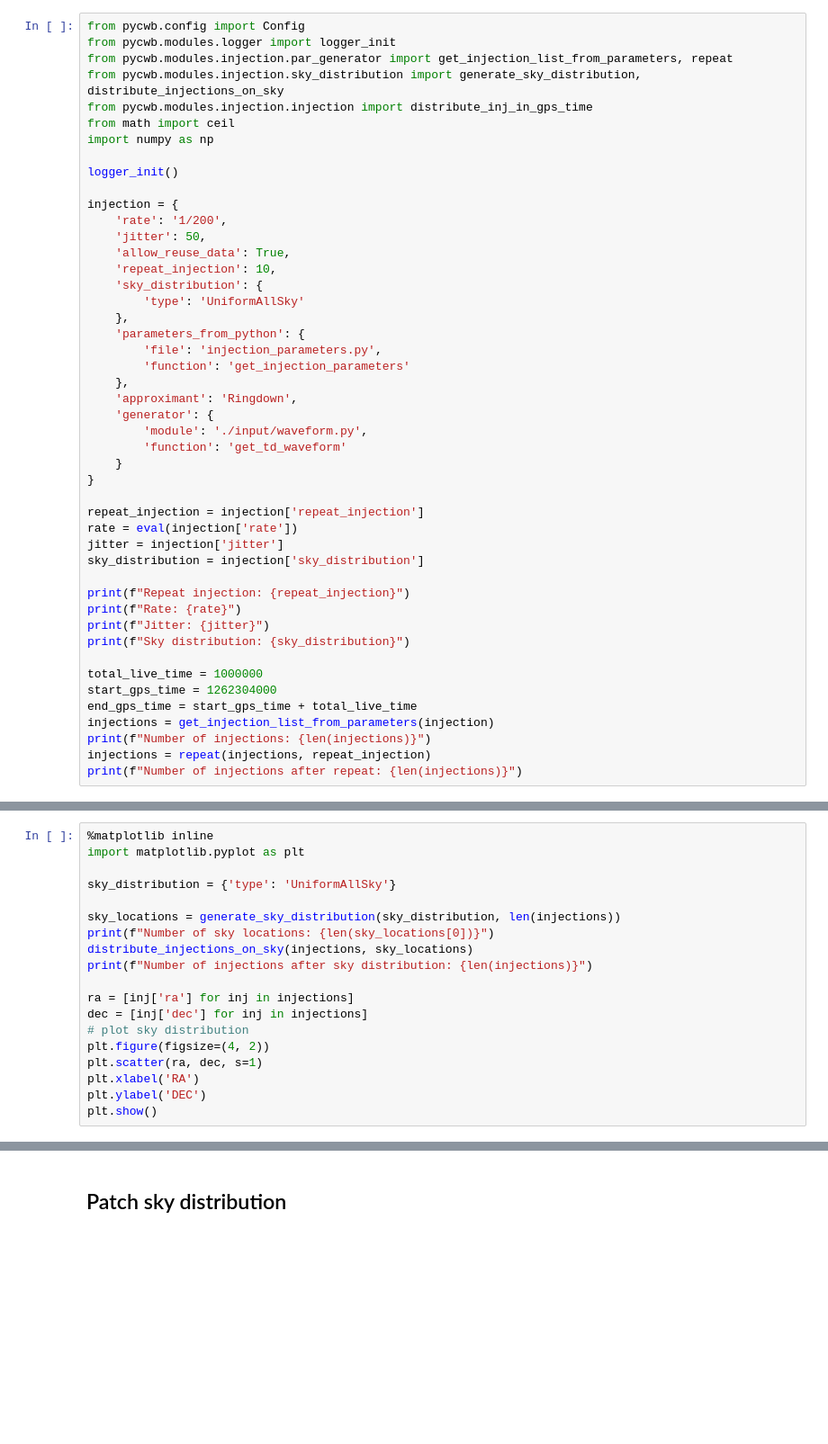
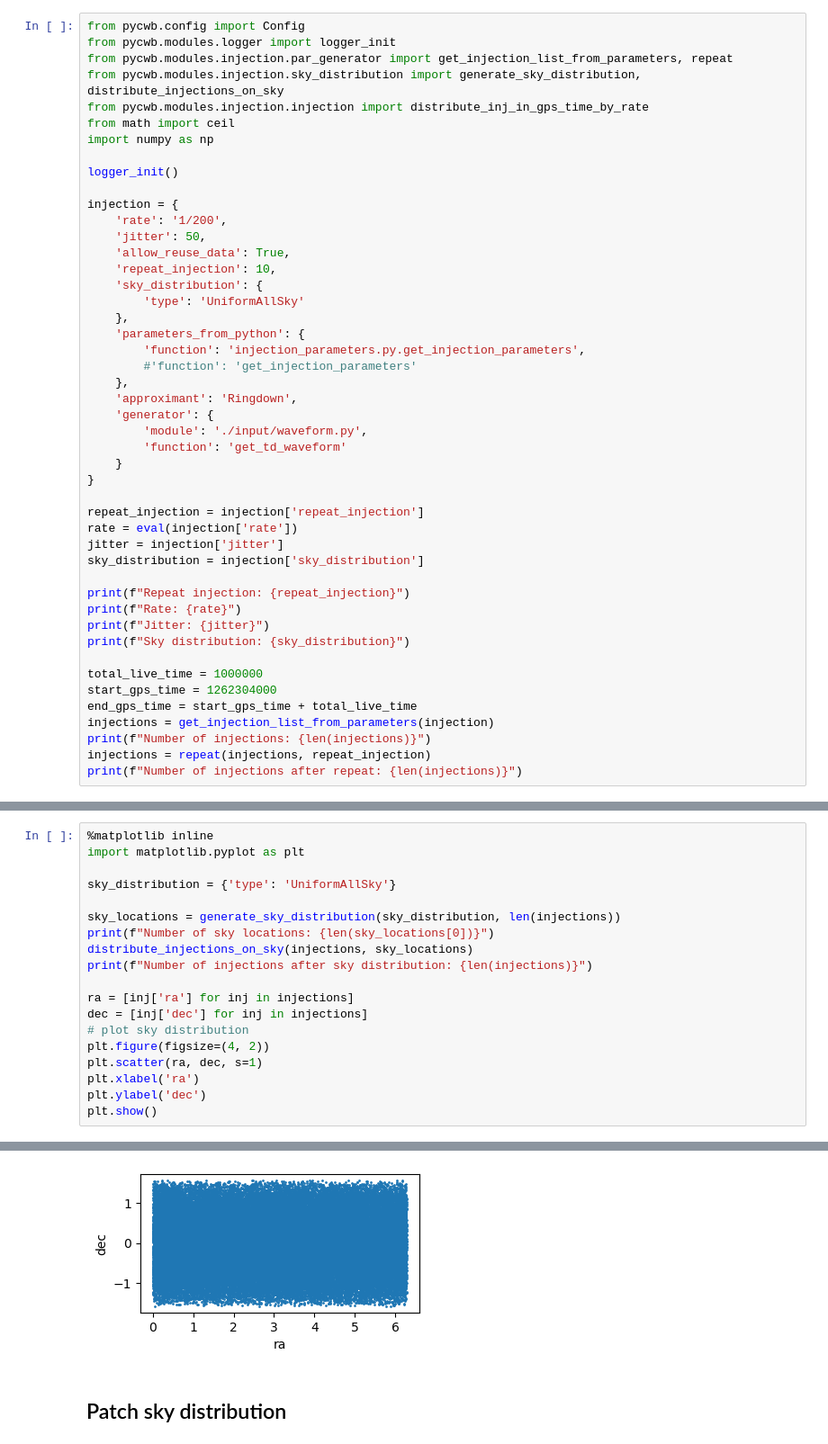
Before and after one commit to PycWB/pycwb, a Jupyter notebook: pycwb/modules/injection/scripts/injection_module_test.ipynb, the cells around one changed output, grey strips where cells are left out. Shown at 90% size. Drawn from its saved outputs; the diff is of its cells as text; blank space fills up the shorter version.

```diff
--- a/pycwb/modules/injection/scripts/injection_module_test.ipynb
+++ b/pycwb/modules/injection/scripts/injection_module_test.ipynb
@@ -13,7 +17,7 @@ from pycwb.config import Config
 from pycwb.modules.logger import logger_init
 from pycwb.modules.injection.par_generator import get_injection_list_from_parameters, repeat
 from pycwb.modules.injection.sky_distribution import generate_sky_distribution, distribute_injections_on_sky
-from pycwb.modules.injection.injection import distribute_inj_in_gps_time
+from pycwb.modules.injection.injection import distribute_inj_in_gps_time_by_rate
 from math import ceil
 import numpy as np
 
@@ -28,8 +32,8 @@ injection = {
         'type': 'UniformAllSky'
     },
     'parameters_from_python': {
-        'file': 'injection_parameters.py',
-        'function': 'get_injection_parameters'
+        'function': 'injection_parameters.py.get_injection_parameters',
+        #'function': 'get_injection_parameters'
     },
     'approximant': 'Ringdown',
     'generator': {
@@ -71,6 +87,7 @@ dec = [inj['dec'] for inj in injections]
 # plot sky distribution
 plt.figure(figsize=(4, 2))
 plt.scatter(ra, dec, s=1)
-plt.xlabel('RA')
-plt.ylabel('DEC')
+plt.xlabel('ra')
+plt.ylabel('dec')
 plt.show()
+# %% [output]
@@ -77,3 +99,4 @@ plt.show()
+[figure, added]
 # %% [markdown]
 ## Patch sky distribution
 # %%
```
Also changed, not shown: parts of 9 cells of this notebook, 5 other files.
